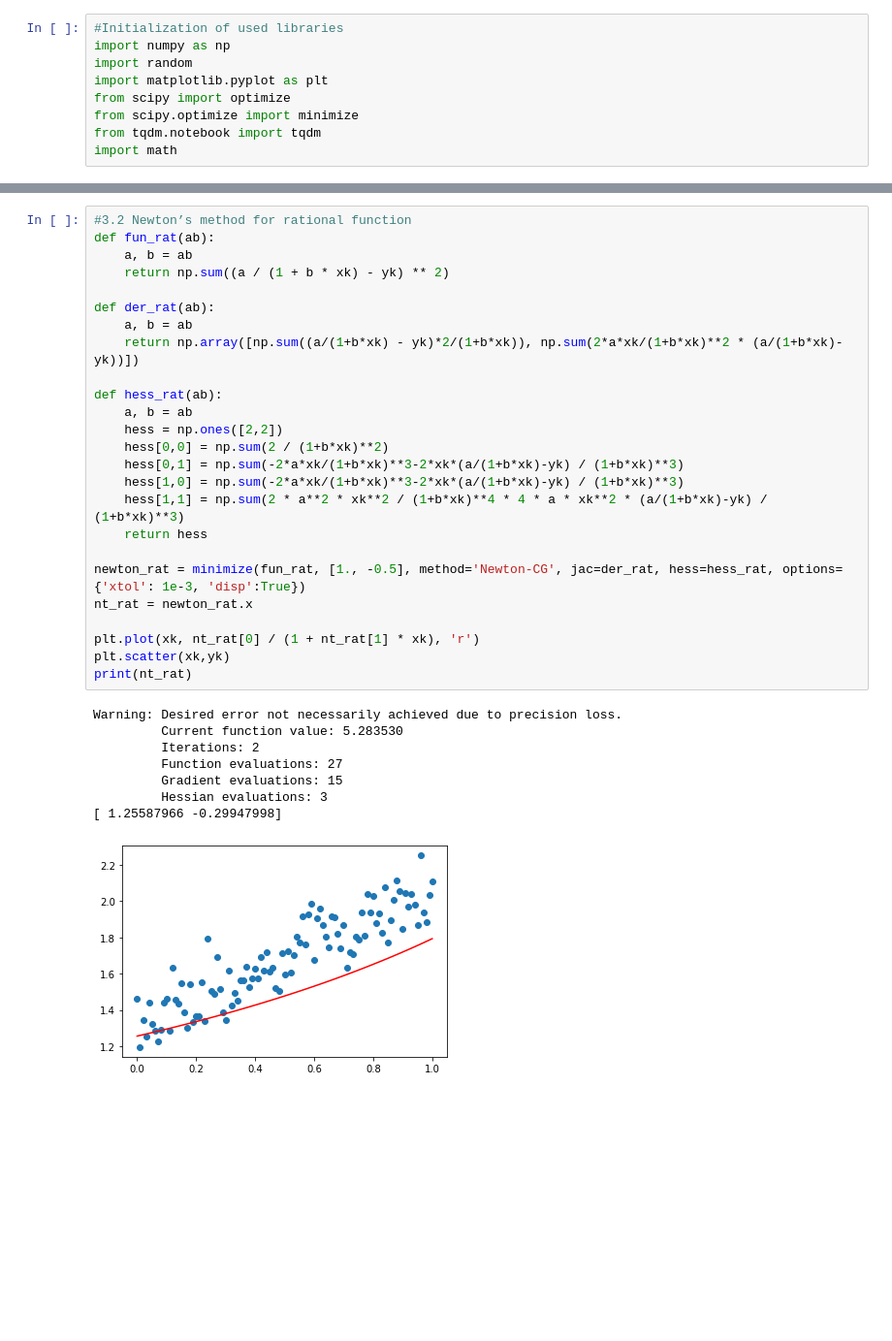
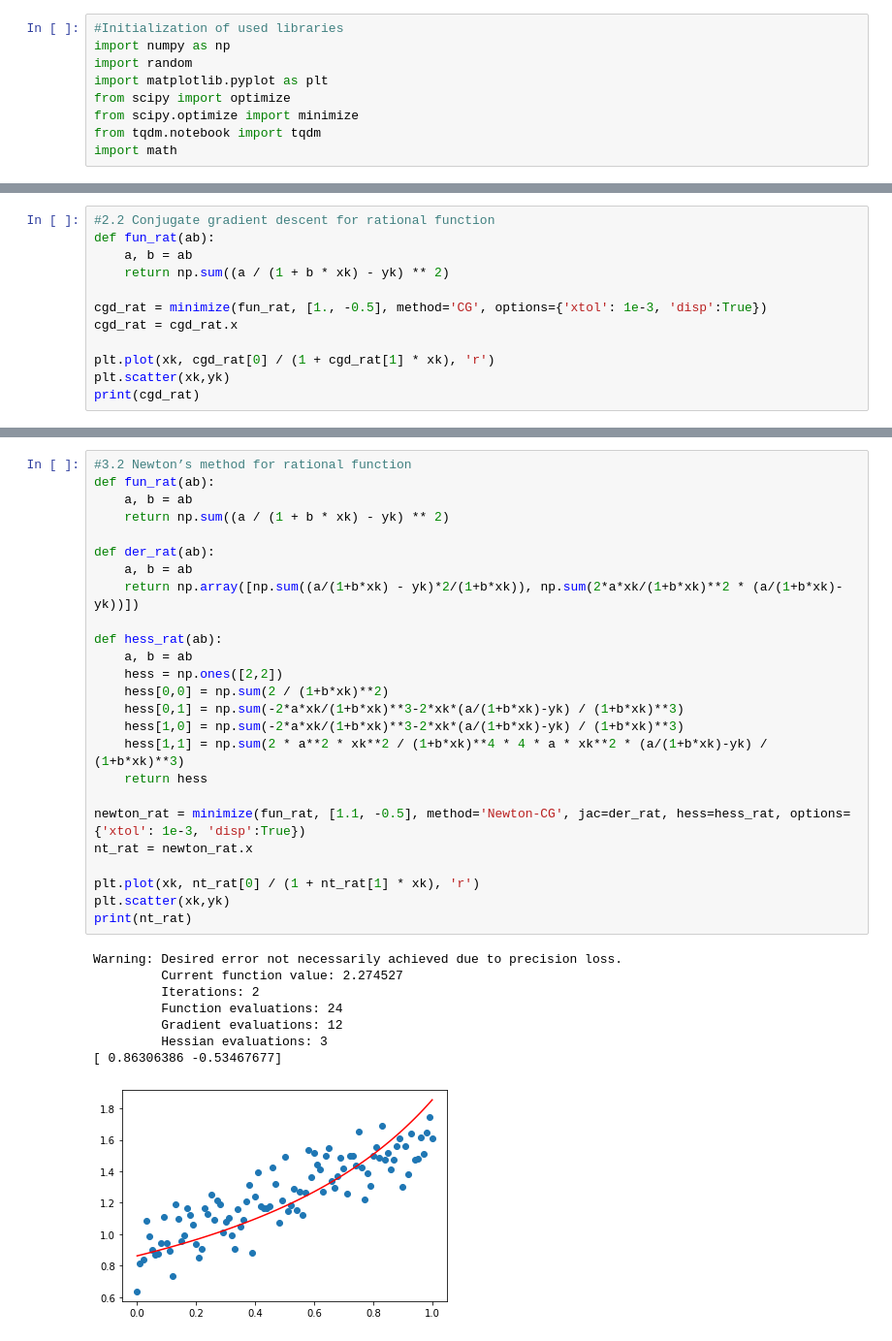
Before and after one commit to Mikha1lSorokin/Algorithms_ITMO_2021, a Jupyter notebook: Algorithms3.ipynb, the cells around one changed output, grey strips where cells are left out. Shown at 97% size. Drawn from its saved outputs; the diff is of its cells as text; blank space fills up the shorter version.

```diff
--- a/Algorithms3.ipynb
+++ b/Algorithms3.ipynb
@@ -172,0 +101,12 @@ Criterion stop, iterations =  22
+# %%
+#2.2 Conjugate gradient descent for rational function
+def fun_rat(ab):
+    a, b = ab
+    return np.sum((a / (1 + b * xk) - yk) ** 2)
+
+cgd_rat = minimize(fun_rat, [1., -0.5], method='CG', options={'xtol': 1e-3, 'disp':True})
+cgd_rat = cgd_rat.x
+
+plt.plot(xk, cgd_rat[0] / (1 + cgd_rat[1] * xk), 'r')
+plt.scatter(xk,yk)
+print(cgd_rat)
@@ -206,37 +154,37 @@ Optimization terminated successfully.
 # %%
 #3.2 Newton’s method for rational function
 def fun_rat(ab):
     a, b = ab
     return np.sum((a / (1 + b * xk) - yk) ** 2)
 
 def der_rat(ab):
     a, b = ab
     return np.array([np.sum((a/(1+b*xk) - yk)*2/(1+b*xk)), np.sum(2*a*xk/(1+b*xk)**2 * (a/(1+b*xk)-yk))])
 
 def hess_rat(ab):
     a, b = ab
     hess = np.ones([2,2])
     hess[0,0] = np.sum(2 / (1+b*xk)**2)
     hess[0,1] = np.sum(-2*a*xk/(1+b*xk)**3-2*xk*(a/(1+b*xk)-yk) / (1+b*xk)**3)
     hess[1,0] = np.sum(-2*a*xk/(1+b*xk)**3-2*xk*(a/(1+b*xk)-yk) / (1+b*xk)**3)
     hess[1,1] = np.sum(2 * a**2 * xk**2 / (1+b*xk)**4 * 4 * a * xk**2 * (a/(1+b*xk)-yk) / (1+b*xk)**3)
     return hess
 
-newton_rat = minimize(fun_rat, [1., -0.5], method='Newton-CG', jac=der_rat, hess=hess_rat, options={'xtol': 1e-3, 'disp':True})
+newton_rat = minimize(fun_rat, [1.1, -0.5], method='Newton-CG', jac=der_rat, hess=hess_rat, options={'xtol': 1e-3, 'disp':True})
 nt_rat = newton_rat.x
 
 plt.plot(xk, nt_rat[0] / (1 + nt_rat[1] * xk), 'r')
 plt.scatter(xk,yk)
 print(nt_rat)
 # %% [output]
 Warning: Desired error not necessarily achieved due to precision loss.
-         Current function value: 5.283530
+         Current function value: 2.274527
          Iterations: 2
-         Function evaluations: 27
-         Gradient evaluations: 15
+         Function evaluations: 24
+         Gradient evaluations: 12
          Hessian evaluations: 3
-[ 1.25587966 -0.29947998]
+[ 0.86306386 -0.53467677]
-[figure, old version]
+[figure, new version]
 # %%
 #4.1 Levenberg-Marquardt algorithm for linear function
 def fun_lin_lma(ab):
```
Also changed, not shown: parts of 11 cells of this notebook.
